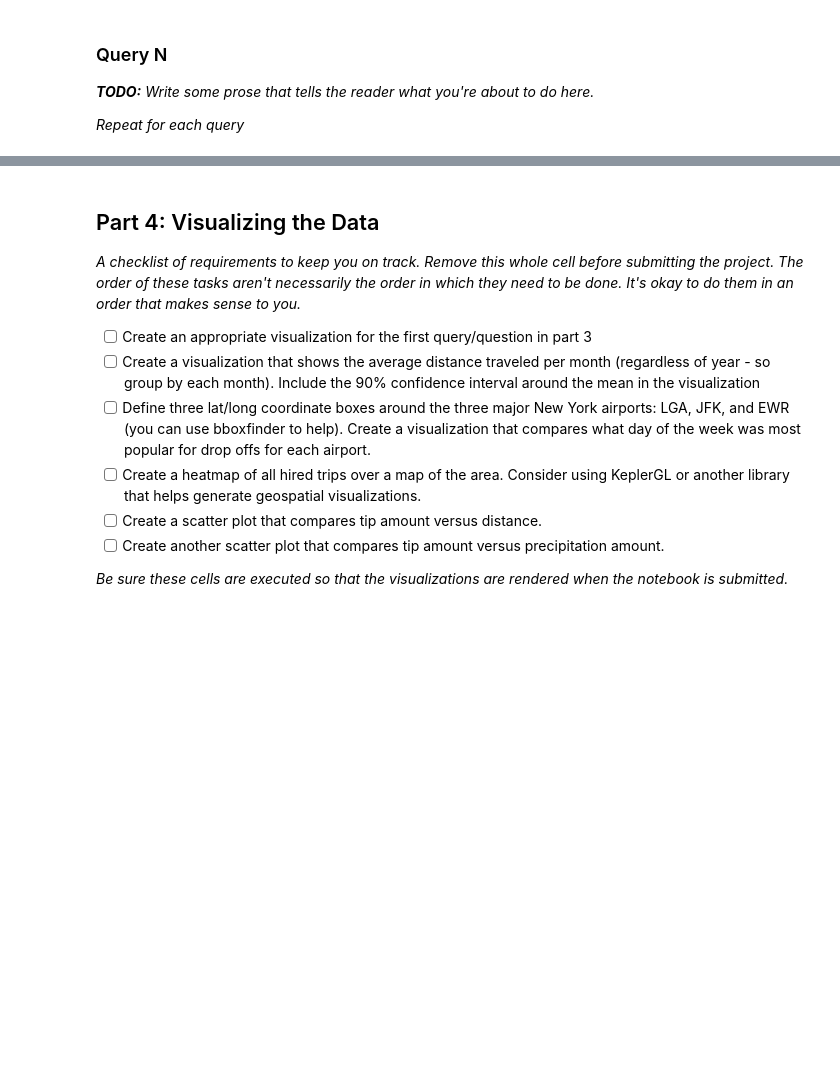
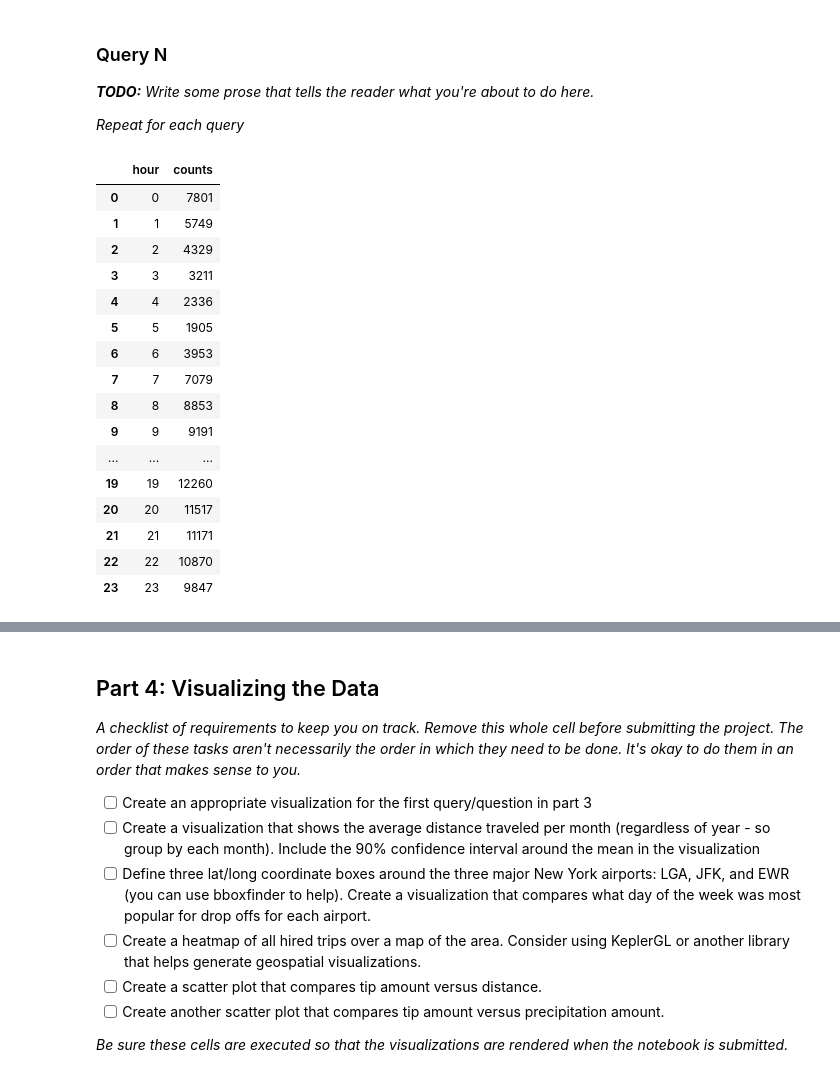
Before and after one commit to Zhizhen-dev/4501-final-project, a Jupyter notebook: project.ipynb, the cells around one changed output, grey strips where cells are left out. Drawn from its saved outputs; the diff is of its cells as text; code cells hidden in the pictures; blank space fills up the shorter version.

```diff
--- a/project.ipynb
+++ b/project.ipynb
@@ -535,6 +617,29 @@ _**TODO:** Write some prose that tells the reader what you're about to do here._
 
 _Repeat for each query_
 # %%
-QUERY_N = """
-TODO
+#Query for question 1
+QUERY_1 = """
+SELECT hour, COUNT(*) as counts
+FROM taxi_data
+GROUP BY hour
 """
+QUERY_1_1 = sqldf(QUERY_1)
+QUERY_1_1
+# %% [output]
+|  | hour | counts |
+| 0 | 0 | 7801 |
+| 1 | 1 | 5749 |
+| 2 | 2 | 4329 |
+| 3 | 3 | 3211 |
+| 4 | 4 | 2336 |
+| 5 | 5 | 1905 |
+| 6 | 6 | 3953 |
+| 7 | 7 | 7079 |
+| 8 | 8 | 8853 |
+| 9 | 9 | 9191 |
+| ... | ... | ... |
+| 19 | 19 | 12260 |
+| 20 | 20 | 11517 |
+| 21 | 21 | 11171 |
+| 22 | 22 | 10870 |
+| 23 | 23 | 9847 |
```
Also changed, not shown: parts of 22 cells of this notebook, 6 other files.
